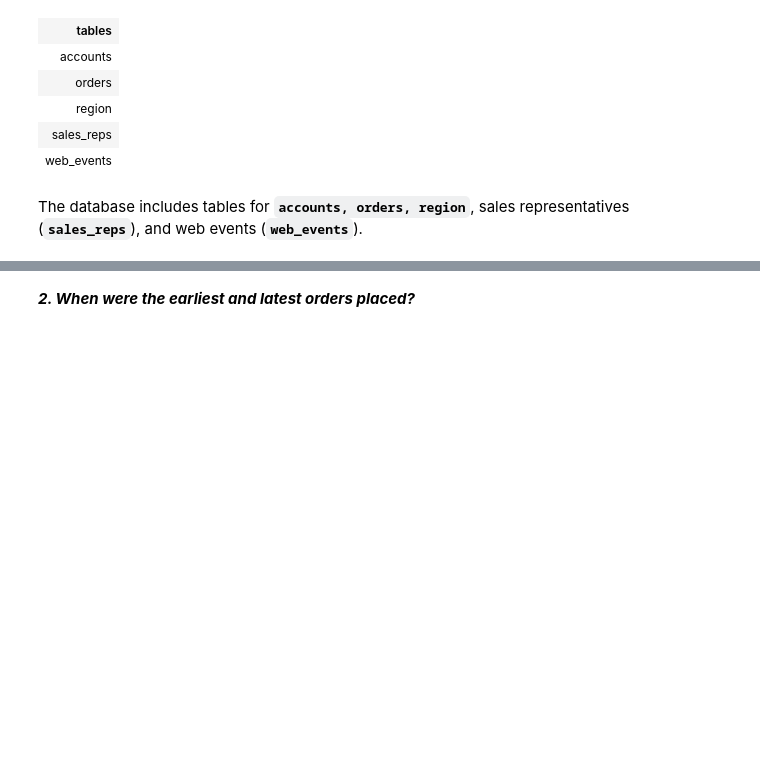
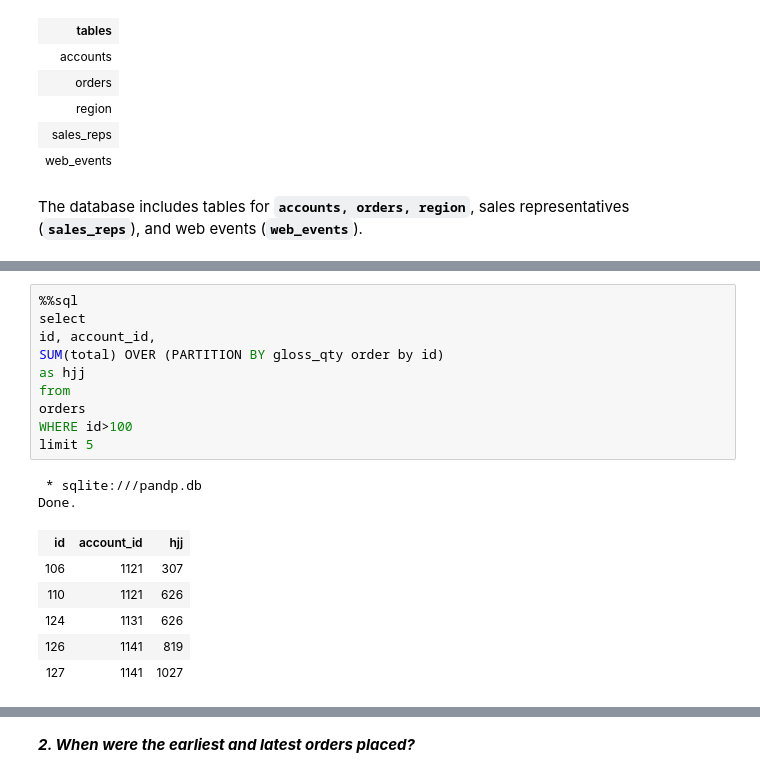
Before and after one commit to bramuelaswani/ML-DL-Related, a Jupyter notebook: Parch & Posey Database.ipynb, the cells around one changed output, grey strips where cells are left out. Saved outputs shown, nothing was run; the diff lists cells and outputs as text; blank space fills up the shorter version.

```diff
--- a/Parch & Posey Database.ipynb
+++ b/Parch & Posey Database.ipynb
@@ -149,0 +130,19 @@ limit 5]
+# %%
+%%sql
+select
+id, account_id,
+SUM(total) OVER (PARTITION BY gloss_qty order by id)
+as hjj
+from
+orders
+WHERE id>100
+limit 5
+# %% [output]
+ * sqlite:///pandp.db
+Done.
+| id | account_id | hjj |
+| 106 | 1121 | 307 |
+| 110 | 1121 | 626 |
+| 124 | 1131 | 626 |
+| 126 | 1141 | 819 |
+| 127 | 1141 | 1027 |
```
Also changed, not shown: parts of 15 cells of this notebook, 1 other file.
